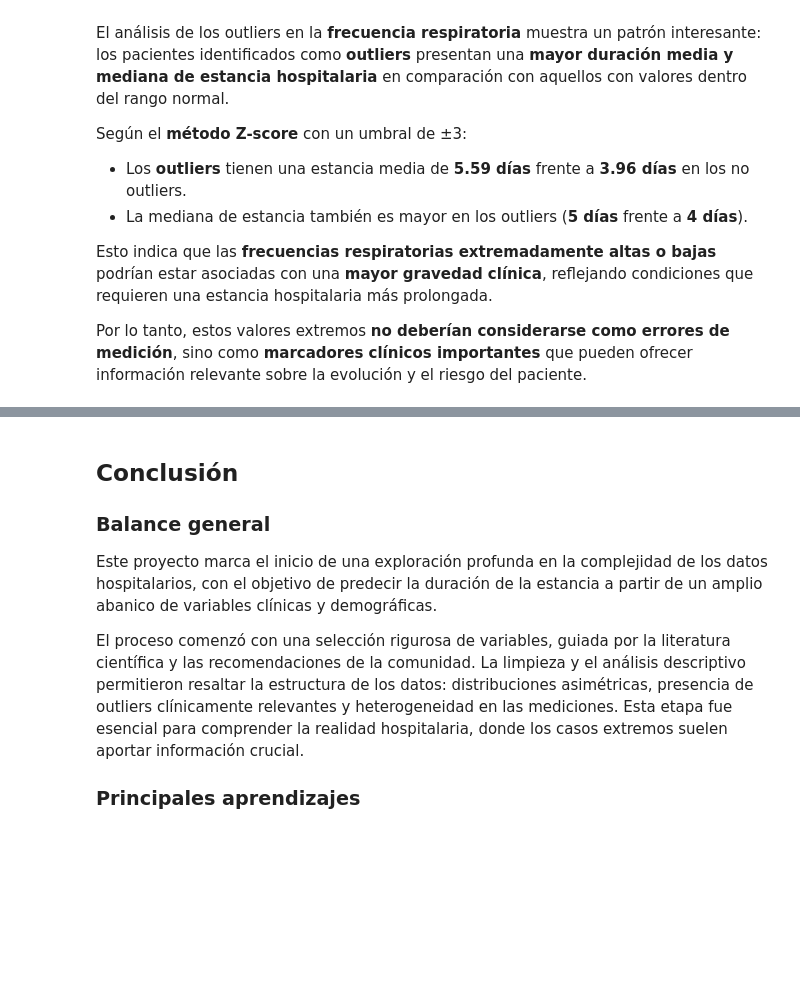
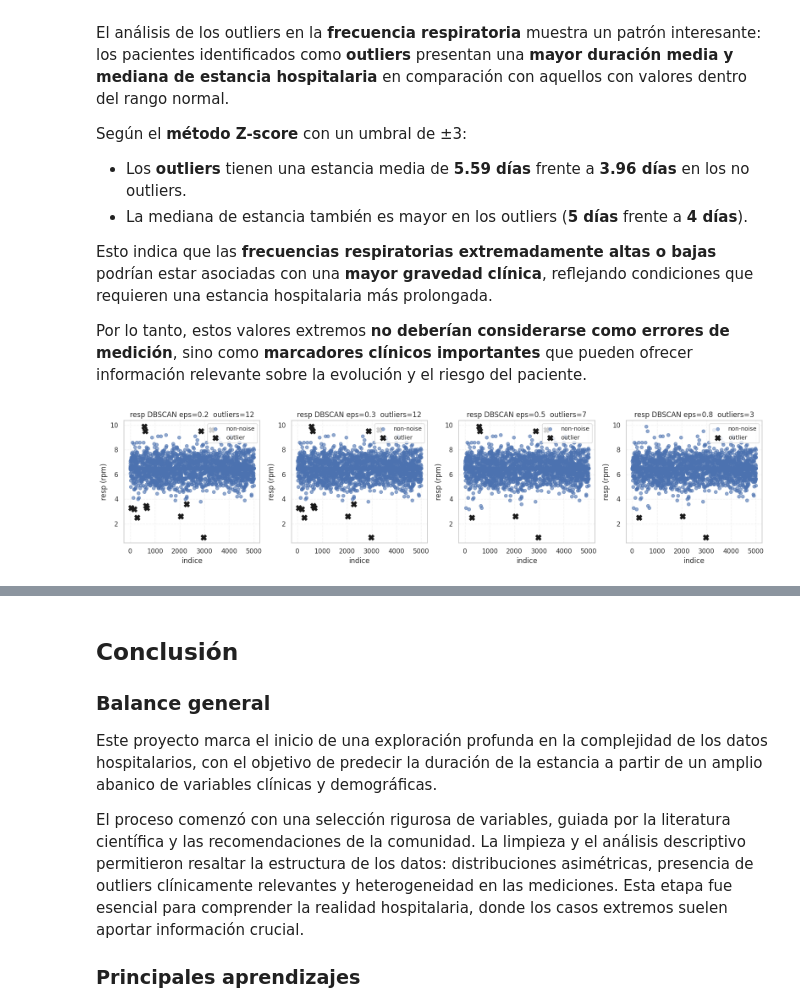
Before and after one commit to totox35/CiencasDatos_UdeA_GIRAULT, a Jupyter notebook: proyecto_aula/entregable_I_proyecto_aula.ipynb, the cells around one changed output, grey strips where cells are left out. Saved outputs shown, nothing was run; the diff lists cells and outputs as text; code cells hidden in the pictures; blank space fills up the shorter version.

Commit message:
added DBscan after the review with the professor

```diff
--- a/proyecto_aula/entregable_I_proyecto_aula.ipynb
+++ b/proyecto_aula/entregable_I_proyecto_aula.ipynb
@@ -1628,3 +1625,86 @@ Según el **método Z-score** con un umbral de ±3:
 Esto indica que las **frecuencias respiratorias extremadamente altas o bajas** podrían estar asociadas con una **mayor gravedad clínica**, reflejando condiciones que requieren una estancia hospitalaria más prolongada.
 
 Por lo tanto, estos valores extremos **no deberían considerarse como errores de medición**, sino como **marcadores clínicos importantes** que pueden ofrecer información relevante sobre la evolución y el riesgo del paciente.
+# %%
+# --- RESPIRACION ---
+resp_series = df_filtered['respiration'].dropna()
+n = min(5000, len(resp_series))
+sample_idx = resp_series.sample(n=n, random_state=42).index
+vals = resp_series.loc[sample_idx].to_numpy().reshape(-1, 1)
+X_std = StandardScaler().fit_transform(vals)
+
+eps_list = [0.2, 0.3, 0.5, 0.8]
+min_samples = 5
+
+plt.figure(figsize=(4*len(eps_list), 4))
+for i, eps in enumerate(eps_list, start=1):
+    labels = DBSCAN(eps=eps, min_samples=min_samples).fit_predict(X_std)
+    df_filtered.loc[sample_idx, f"dbscan_label_resp_eps{str(eps).replace('.','p')}"] = labels
+    df_filtered.loc[sample_idx, f"is_outlier_db_resp_eps{str(eps).replace('.','p')}"] = labels == -1
+
+    ax = plt.subplot(1, len(eps_list), i)
+    idx = np.arange(n)
+    mask_noise = labels == -1
+    mask_core = ~mask_noise
+
+
+    ax.scatter(idx[mask_core], vals.flatten()[mask_core], c='#4C72B0', s=30, alpha=0.6, label='non-noise')
+    if mask_noise.sum() > 0:
+        ax.scatter(idx[mask_noise], vals.flatten()[mask_noise], c='k', s=90, marker='X', label='outlier')
+
+    ax.set_title(f"resp DBSCAN eps={eps}  outliers={mask_noise.sum()}")
+    ax.set_xlabel("indice")
+    ax.set_ylabel("resp (rpm)")
+    ax.grid(alpha=0.25, linestyle='--')
+    ax.legend(loc='upper right', fontsize='small')
+
+plt.tight_layout()
+plt.show()
+
+# --- BLOOD UREA NITRO (BUN) ---
+bun_series = df_filtered['bloodureanitro'].dropna()
+n_bun = min(5000, len(bun_series))
+sample_idx_bun = bun_series.sample(n=n_bun, random_state=42).index
+vals_bun = bun_series.loc[sample_idx_bun].to_numpy().reshape(-1,1)
+Xb_std = StandardScaler().fit_transform(vals_bun)
+
+eps_list_bun = [0.3, 0.6, 1.0, 1.5]
+min_samples_bun = 5
+
+plt.figure(figsize=(4*len(eps_list_bun), 4))
+for i, eps in enumerate(eps_list_bun, start=1):
+    labels = DBSCAN(eps=eps, min_samples=min_samples_bun).fit_predict(Xb_std)
+    col_label = f"dbscan_label_bun_eps{str(eps).replace('.','p')}"
+    col_out = f"is_outlier_db_bun_eps{str(eps).replace('.','p')}"
+    df_filtered.loc[sample_idx_bun, col_label] = labels
+    df_filtered.loc[sample_idx_bun, col_out] = labels == -1
+
+    ax = plt.subplot(1, len(eps_list_bun), i)
+    unique = np.unique(labels)
+    non_noise = [l for l in unique if l != -1]
+    palette = sns.color_palette("tab10", n_colors=max(2, len(non_noise)))
+    label_color = {lab: palette[j % len(palette)] for j, lab in enumerate(sorted(non_noise))}
+    label_color[-1] = (0,0,0)
+    colors = [label_color[int(l)] for l in labels]
+    ax.scatter(np.arange(n_bun), vals_bun.flatten(), c=colors, s=30, alpha=0.85)
+    out_pos = np.where(labels == -1)[0]
+    if out_pos.size:
+        ax.scatter(out_pos, vals_bun.flatten()[out_pos], c='k', s=90, marker='X')
+    ax.set_title(f"BUN DBSCAN eps={eps}  outliers={(labels==-1).sum()}")
+    ax.set_xlabel("índice")
+    ax.set_ylabel("BUN (mg/dL)")
+    ax.grid(alpha=0.25, linestyle='--')
+
+plt.tight_layout()
+plt.show()
+
+
+df_out_resp = df_filtered.loc[df_filtered["is_outlier_db_resp_eps0p2"] == True, ["respiration", "lengthofstay"]].dropna()
+display(HTML(f"<b>Outliers — respiration — DBSCAN eps=0.2 — n={len(df_out_resp)}</b>"))
+display(df_out_resp.reset_index().rename(columns={"index": "orig_index"}).sort_values("lengthofstay", ascending=False))
+
+df_out_bun = df_filtered.loc[df_filtered["is_outlier_db_bun_eps0p3"] == True, ["bloodureanitro", "lengthofstay"]].dropna()
+display(HTML(f"<b>Outliers — BUN — DBSCAN eps=0.3 — n={len(df_out_bun)}</b>"))
+display(df_out_bun.reset_index().rename(columns={"index": "orig_index"}).sort_values("lengthofstay", ascending=False))
+# %% [output]
+[figure, added]
```
Also changed, not shown: parts of 3 cells of this notebook.
